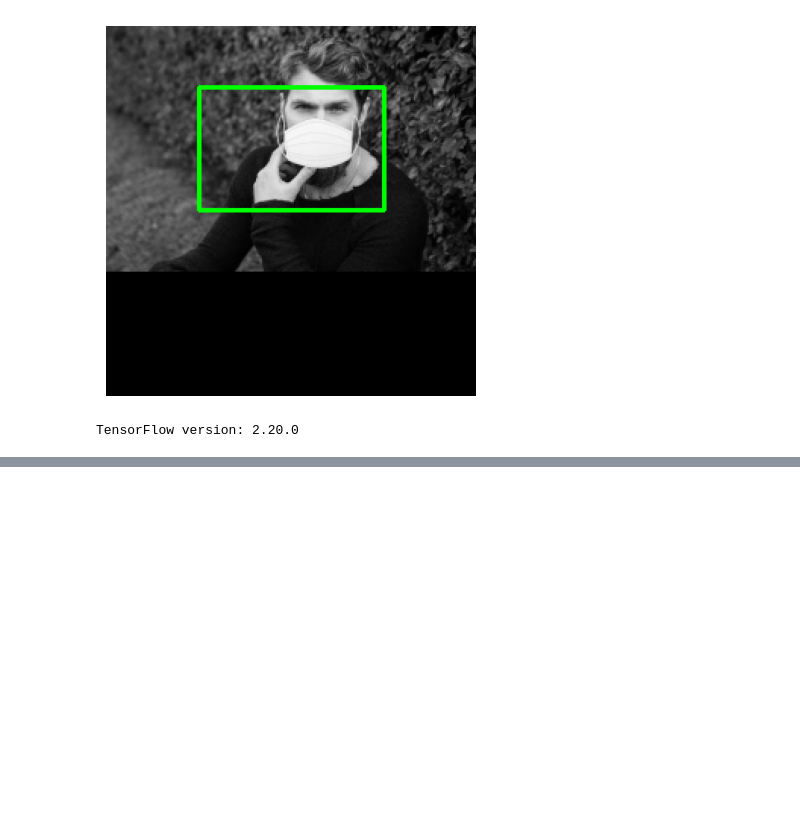
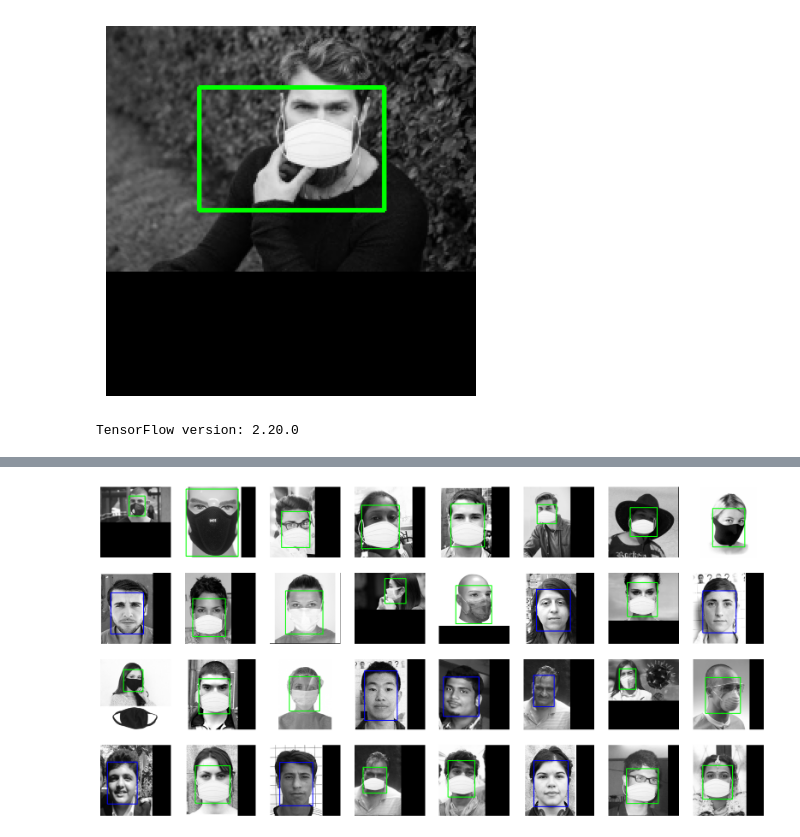
Before and after one commit to moyen-ahmed/Deep-learning, a Jupyter notebook: Building your own Object Detector from scratch using tensorflow.ipynb, the cells around one changed output, grey strips where cells are left out. Cells and saved outputs as stored; diff of their text form; code cells hidden in the pictures; blank space fills up the shorter version.

```diff
--- a/Building your own Object Detector from scratch using tensorflow.ipynb
+++ b/Building your own Object Detector from scratch using tensorflow.ipynb
@@ -765,7 +771,7 @@ def data_load(files, full_data_path="data_dir", image_exts='.jpg'):
         # --------------------------------------------------------
         # Dividing by `input_size` ensures the box values
         # remain consistent after resizing.
-        box = np.asarray(box, dtype=np.float) / input_size
+        box = np.asarray(box, dtype=np.float32) / input_size
 
         # --------------------------------------------------------
         # Step 6: Combine bounding box and class label
@@ -828,0 +846,15 @@ FileNotFoundError: [Errno 2] No such file or directory: 'data_dir\\masked (1301)
+# %%
+CLASSES=2
+def formate_instance(image,label):
+    return image,(tf.one_hot(int(label[4]),CLASSES),[label[0], label[1], label[2], label[3]])
+# %%
+BATCH_SIZE=32
+def tune_training_ds(dataset):
+    dataset = dataset.map(formate_instance, num_parallel_calls=tf.data.AUTOTUNE)
+    # Correct shuffle
+    dataset = dataset.shuffle(buffer_size=1000, reshuffle_each_iteration=True)
+    dataset = dataset.batch(BATCH_SIZE).prefetch(tf.data.AUTOTUNE)
+    dataset = dataset.repeat()
+    return dataset
+# %%
+train_ds = tune_training_ds(raw_training_ds)
@@ -828,0 +869,23 @@ FileNotFoundError: [Errno 2] No such file or directory: 'data_dir\\masked (1301)
+# %%
+plt.figure(figsize=(20,10))
+for images,labels in train_ds.take(1):
+    for i in range(BATCH_SIZE):
+        ax=plt.subplot(4,BATCH_SIZE//4,i+1)
+        label=labels[0][i]
+        box=(labels[1][i]*input_size)
+        box=tf.cast(box, tf.int32)
+
+        image=images[i].numpy().astype("float")*255.0
+        image=image.astype(np.uint8)
+        image=cv.cvtColor(image, cv.COLOR_GRAY2RGB)
+
+        color=(0,0,255)
+        if label[0]>0:
+            color=(0,255,0)
+
+        cv.rectangle(image,box.numpy(), color,2)
+
+        plt.imshow(image)
+        plt.axis('off')
+# %% [output]
+[figure, added]
```
Also changed, not shown: parts of 8 cells of this notebook.
